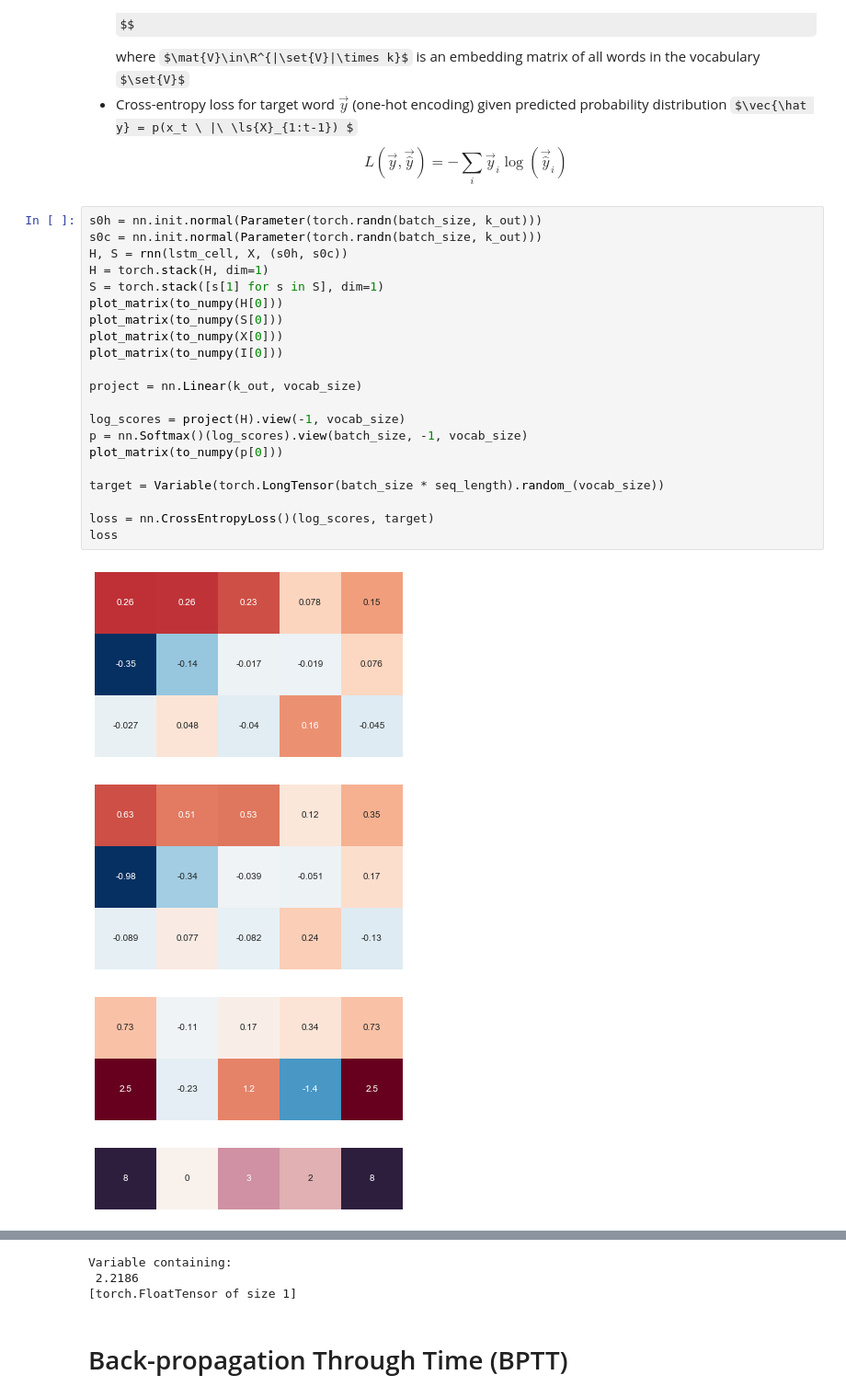
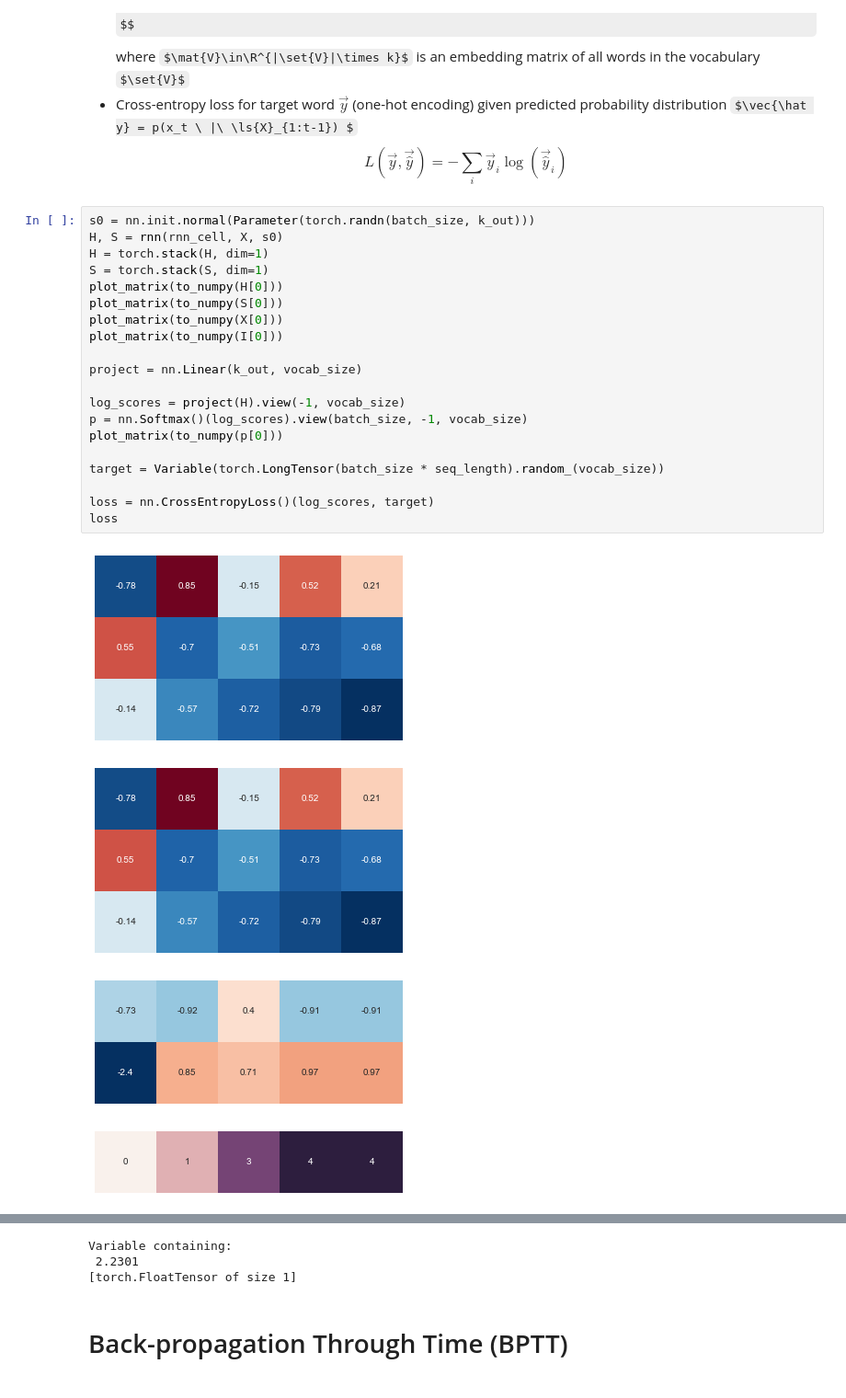
Before and after one commit to rockt/dl4nlp, a Jupyter notebook: 2-sequences.ipynb, the cells around one changed output, grey strips where cells are left out. Shown at 92% size. Drawn from its saved outputs; the diff is of its cells as text; some formulas as TeX source.

```diff
--- a/2-sequences.ipynb
+++ b/2-sequences.ipynb
@@ -179,28 +180,27 @@ $$
 L(\vec{y}, \vec{\hat y}) = - \sum_i\vec{y}_i\log(\vec{\hat y}_i)
 $$
 # %%
-s0h = nn.init.normal(Parameter(torch.randn(batch_size, k_out)))
-s0c = nn.init.normal(Parameter(torch.randn(batch_size, k_out)))
-H, S = rnn(lstm_cell, X, (s0h, s0c))
+s0 = nn.init.normal(Parameter(torch.randn(batch_size, k_out)))
+H, S = rnn(rnn_cell, X, s0)
 H = torch.stack(H, dim=1)
-S = torch.stack([s[1] for s in S], dim=1)
+S = torch.stack(S, dim=1)
 plot_matrix(to_numpy(H[0]))
 plot_matrix(to_numpy(S[0]))
 plot_matrix(to_numpy(X[0]))
 plot_matrix(to_numpy(I[0]))
 
 project = nn.Linear(k_out, vocab_size)
 
 log_scores = project(H).view(-1, vocab_size)
 p = nn.Softmax()(log_scores).view(batch_size, -1, vocab_size)
 plot_matrix(to_numpy(p[0]))
 
 target = Variable(torch.LongTensor(batch_size * seq_length).random_(vocab_size))
 
 loss = nn.CrossEntropyLoss()(log_scores, target)
 loss
 # %% [output]
-[figure, old version]
+[figure, new version]
-[figure, old version]
+[figure, new version]
-[figure, old version]
+[figure, new version]
-[figure, old version]
+[figure, new version]
@@ -208,5 +208,5 @@ loss
 Variable containing:
- 2.2186
+ 2.2301
 [torch.FloatTensor of size 1]
 # %% [markdown]
 # Back-propagation Through Time (BPTT)
```
Also changed, not shown: parts of 9 cells of this notebook, 3 other files.
